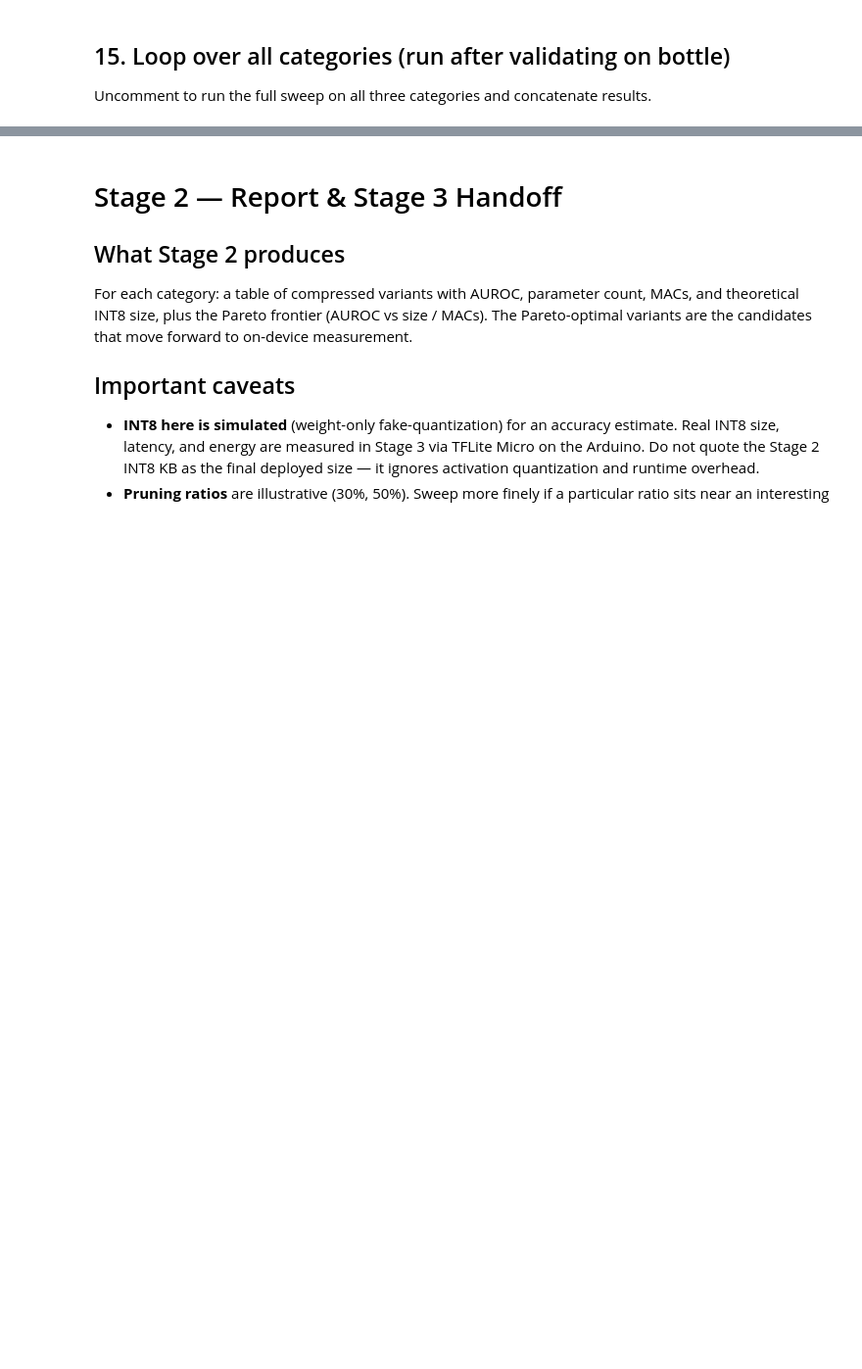
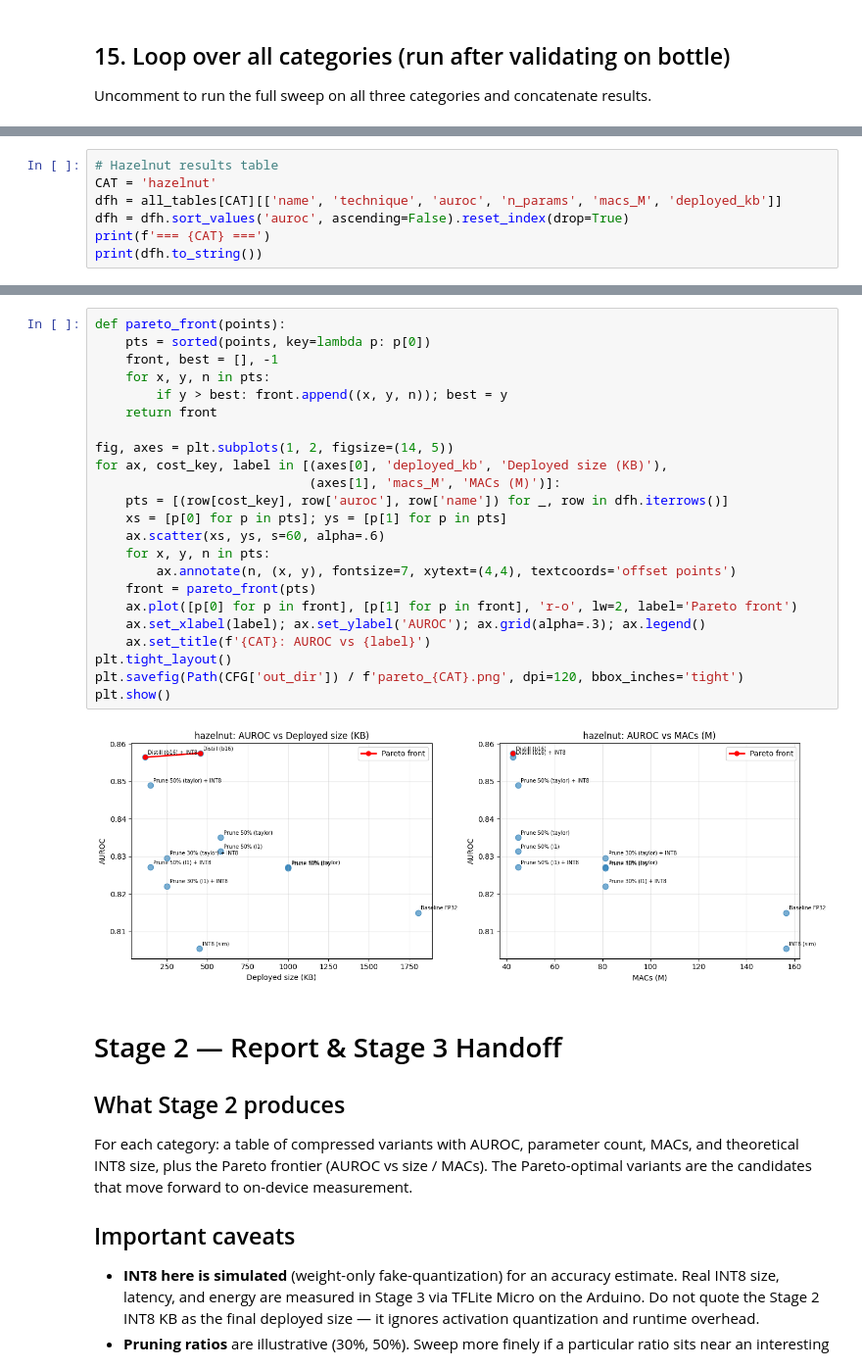
Before and after one commit to ilkabret/LowPowerES, a Jupyter notebook: Final_Project/Stage2_Compression.ipynb, the cells around one changed output, grey strips where cells are left out. Shown at 98% size. Cells and saved outputs as stored; diff of their text form; blank space fills up the shorter version.

Commit message:
Stage 2 - exported model + Pareto front

```diff
--- a/Final_Project/Stage2_Compression.ipynb
+++ b/Final_Project/Stage2_Compression.ipynb
@@ -437,0 +621,7 @@ Uncomment to run the full sweep on all three categories and concatenate results.
+# %%
+# Hazelnut results table
+CAT = 'hazelnut'
+dfh = all_tables[CAT][['name', 'technique', 'auroc', 'n_params', 'macs_M', 'deployed_kb']]
+dfh = dfh.sort_values('auroc', ascending=False).reset_index(drop=True)
+print(f'=== {CAT} ===')
+print(dfh.to_string())
@@ -438,3 +643,28 @@ Uncomment to run the full sweep on all three categories and concatenate results.
+# %%
+def pareto_front(points):
+    pts = sorted(points, key=lambda p: p[0])
+    front, best = [], -1
+    for x, y, n in pts:
+        if y > best: front.append((x, y, n)); best = y
+    return front
+
+fig, axes = plt.subplots(1, 2, figsize=(14, 5))
+for ax, cost_key, label in [(axes[0], 'deployed_kb', 'Deployed size (KB)'),
+                            (axes[1], 'macs_M', 'MACs (M)')]:
+    pts = [(row[cost_key], row['auroc'], row['name']) for _, row in dfh.iterrows()]
+    xs = [p[0] for p in pts]; ys = [p[1] for p in pts]
+    ax.scatter(xs, ys, s=60, alpha=.6)
+    for x, y, n in pts:
+        ax.annotate(n, (x, y), fontsize=7, xytext=(4,4), textcoords='offset points')
+    front = pareto_front(pts)
+    ax.plot([p[0] for p in front], [p[1] for p in front], 'r-o', lw=2, label='Pareto front')
+    ax.set_xlabel(label); ax.set_ylabel('AUROC'); ax.grid(alpha=.3); ax.legend()
+    ax.set_title(f'{CAT}: AUROC vs {label}')
+plt.tight_layout()
+plt.savefig(Path(CFG['out_dir']) / f'pareto_{CAT}.png', dpi=120, bbox_inches='tight')
+plt.show()
+# %% [output]
+[figure, added]
 # %% [markdown]
 # Stage 2 — Report & Stage 3 Handoff
 
```
Also changed, not shown: parts of 15 cells of this notebook, 5 other files.
